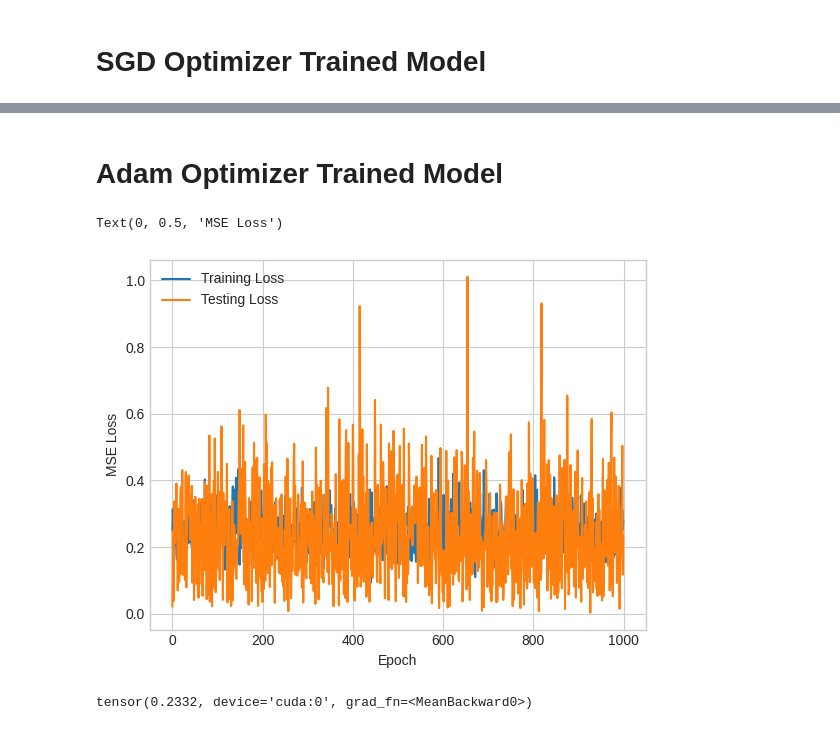
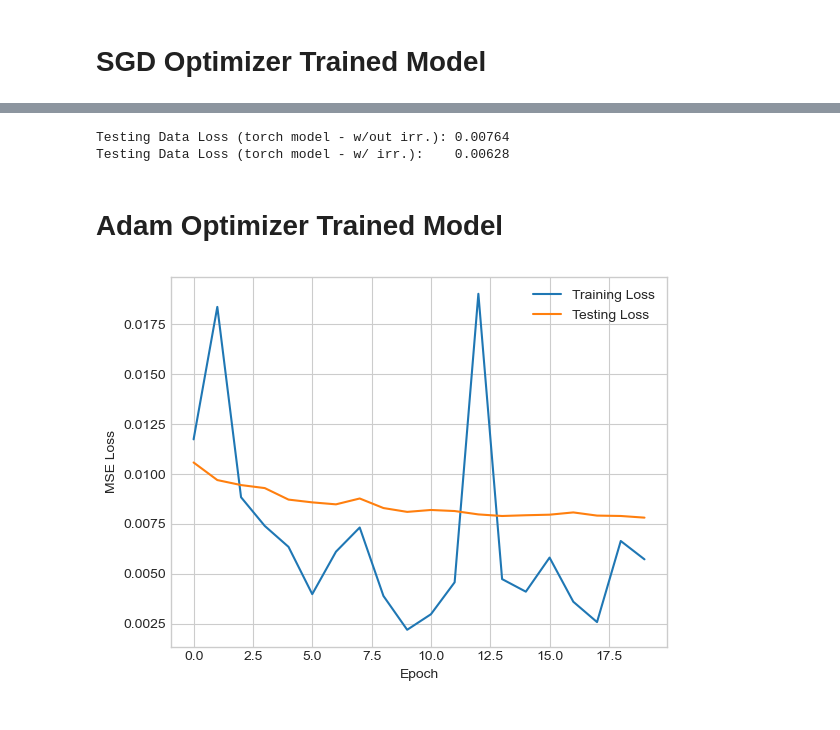
Before and after one commit to andrewdean1/solar-searcher, a Jupyter notebook: Notebooks/Models/LMTrain.ipynb, the cells around one changed output, grey strips where cells are left out. Drawn from its saved outputs; the diff is of its cells as text; code cells hidden in the pictures.

```diff
--- a/Notebooks/Models/LMTrain.ipynb
+++ b/Notebooks/Models/LMTrain.ipynb
@@ -79,2 +130,10 @@ tensor(0.0078)
+# %%
+device = model.device
+mse_irr = ((model.predict(X_test.to(device))[:,0] - y_test.to(device))**2).mean()
+print(f"Testing Data Loss (torch model - w/out irr.): {round(mse_no_irr.item(), 5)}")
+print(f"Testing Data Loss (torch model - w/ irr.):    {round(mse_irr.item(), 5)}")
+# %% [output]
+Testing Data Loss (torch model - w/out irr.): 0.00764
+Testing Data Loss (torch model - w/ irr.):    0.00628
 # %% [markdown]
 # Adam Optimizer Trained Model
@@ -88,9 +140,14 @@ te_loss = loss[:,1]
 # %%
+mod = LM()
+mod.loadModel('../../Data/model/LM.pt.tar')
+loss = np.loadtxt('../../Data/model/loss.txt')
+tr_loss = loss[:,0]
+te_loss = loss[:,1]
 plt.plot(tr_loss, label = 'Training Loss')
 plt.plot(te_loss, label = 'Testing Loss')
 plt.legend()
 plt.xlabel('Epoch')
 plt.ylabel('MSE Loss')
+plt.show()
 # %% [output]
-Text(0, 0.5, 'MSE Loss')
-[figure, old version]
+[figure, new version]
@@ -104,4 +153,0 @@ mse = ((mod.predict(X_train)[:,0] - y_train)**2).mean()
-# %%
-mse
-# %% [output]
-tensor(0.2332, device='cuda:0', grad_fn=<MeanBackward0>)
```
Also changed, not shown: parts of 28 cells of this notebook, 2 other files.
